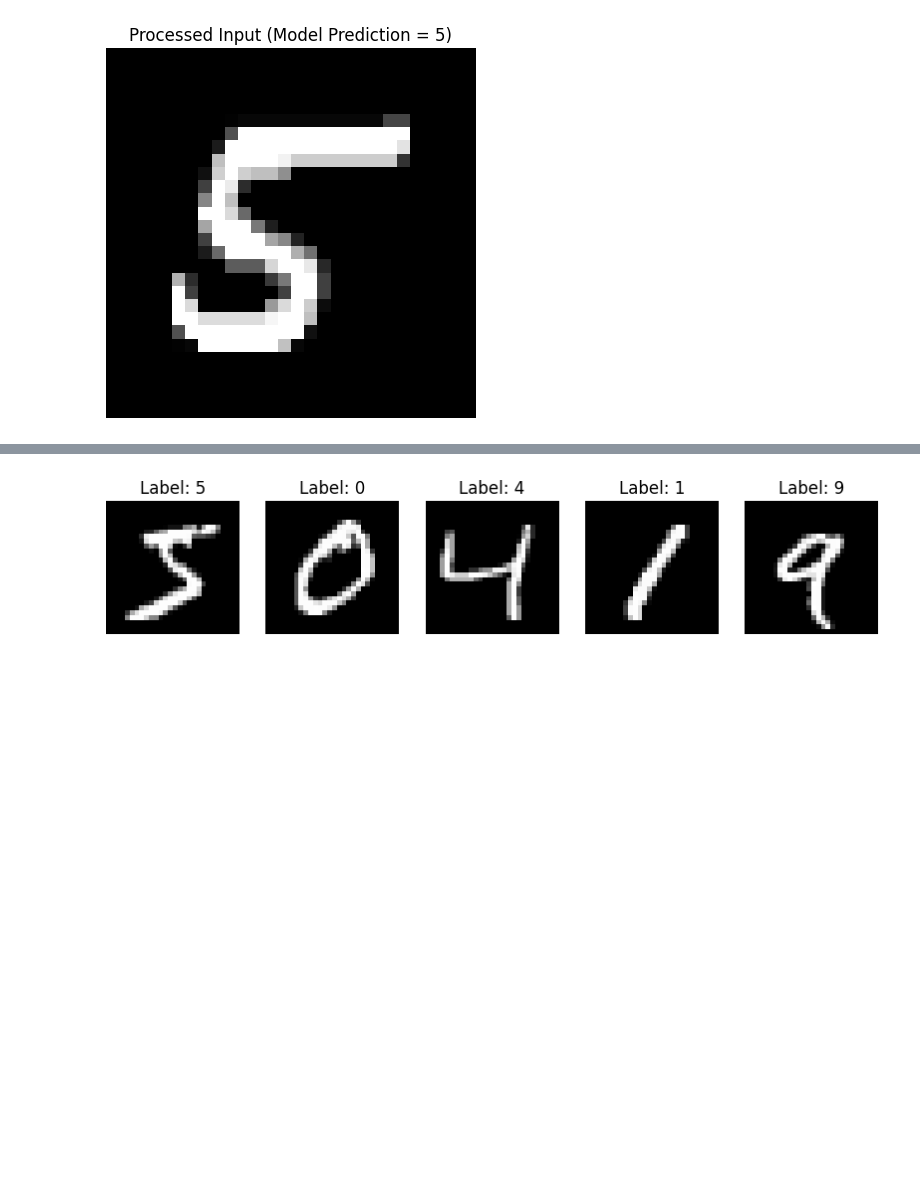
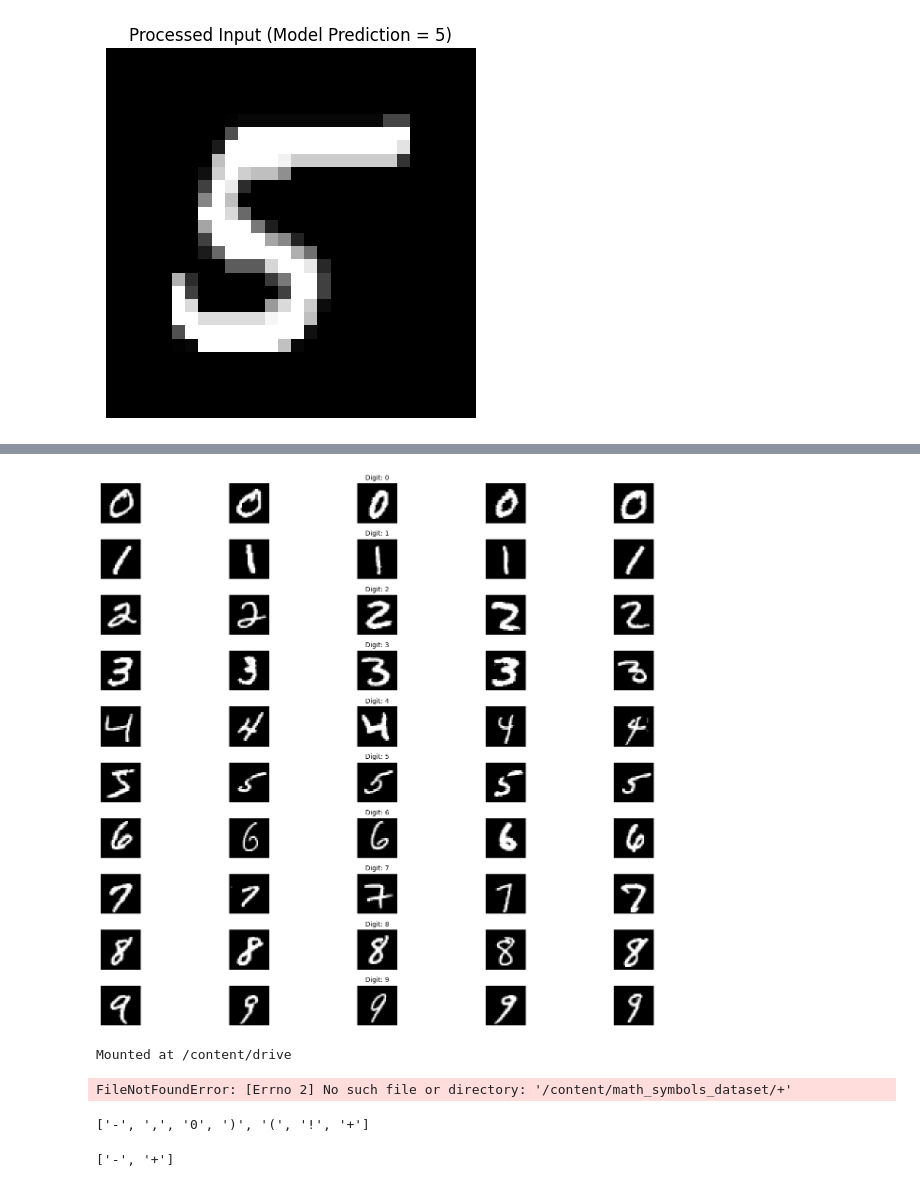
Before and after one commit to durvaakadam/Handwritten-Equation-Solver, a Jupyter notebook: Digit_Recognition.ipynb, the cells around one changed output, grey strips where cells are left out. Cells and saved outputs as stored; diff of their text form; code cells hidden in the pictures; blank space fills up the shorter version.

```diff
--- a/Digit_Recognition.ipynb
+++ b/Digit_Recognition.ipynb
@@ -310,16 +358,23 @@ import matplotlib.pyplot as plt
 import numpy as np
 from tensorflow.keras.datasets import mnist
 
-# Load MNIST again (just to be safe)
+# Load MNIST
 (x_train, y_train), (x_test, y_test) = mnist.load_data()
 
-# Show first 5 images from training set
-plt.figure(figsize=(10, 4))
-for i in range(5):
-    plt.subplot(1, 5, i+1)  # 1 row, 5 columns
-    plt.imshow(x_train[i], cmap='gray')
-    plt.title(f"Label: {y_train[i]}")
-    plt.axis('off')
+# For each digit 0-9, show 5 examples
+plt.figure(figsize=(15, 12))
+
+for digit in range(10):
+    # Find indices where the label equals the current digit
+    indices = np.where(y_train == digit)[0][:5]  # take first 5
+    for i, idx in enumerate(indices):
+        plt.subplot(10, 5, digit*5 + i + 1)  # 10 rows, 5 columns
+        plt.imshow(x_train[idx], cmap='gray')
+        plt.axis('off')
+        if i == 2:  # put label in the middle image of row
+            plt.title(f"Digit: {digit}", fontsize=10)
+
+plt.tight_layout()
 plt.show()
 # %% [output]
 Downloading data from https://storage.googleapis.com/tensorflow/tf-keras-datasets/mnist.npz
@@ -327 +382,6 @@ Downloading data from https://storage.googleapis.com/tensorflow/tf-keras-dataset
-[figure, old version]
+[figure, new version]
+# %%
+from google.colab import drive
+drive.mount('/content/drive')
+# %% [output]
+Mounted at /content/drive
@@ -327,0 +392,50 @@ Downloading data from https://storage.googleapis.com/tensorflow/tf-keras-dataset
+# %%
+import os
+import shutil
+
+src = "/content/math_symbols_dataset"
+dst = "/content/operators_subset"
+os.makedirs(dst, exist_ok=True)
+
+operators = ["+", "-", "*", "/", "="]
+
+for op in operators:
+    os.makedirs(os.path.join(dst, op), exist_ok=True)
+    # Take only first 150 images to reduce size
+    files = os.listdir(os.path.join(src, op))[:150]
+    for f in files:
+        shutil.copy(os.path.join(src, op, f), os.path.join(dst, op, f))
+
+# Check that folders are created
+os.listdir(dst)
+# %% [output]
+FileNotFoundError: [Errno 2] No such file or directory: '/content/math_symbols_dataset/+'
+# %%
+os.listdir("/content/math_symbols_dataset/extracted_images")[:20]
+# %% [output]
+['-', ',', '0', ')', '(', '!', '+']
+# %%
+import os
+import shutil
+
+src = "/content/math_symbols_dataset/extracted_images"
+dst = "/content/operators_subset"
+os.makedirs(dst, exist_ok=True)
+
+# Only use operators that exist in the dataset
+operators = ["+", "-", "*", "/", "="]
+existing_ops = [op for op in operators if op in os.listdir(src)]
+
+for op in existing_ops:
+    src_folder = os.path.join(src, op)
+    dst_folder = os.path.join(dst, op)
+    os.makedirs(dst_folder, exist_ok=True)
+
+    files = os.listdir(src_folder)[:150]  # Take only first 150 images
+    for f in files:
+        shutil.copy(os.path.join(src_folder, f), os.path.join(dst_folder, f))
+
+# Verify folders
+os.listdir(dst)
+# %% [output]
+['-', '+']
```
Also changed, not shown: parts of 21 cells of this notebook.
